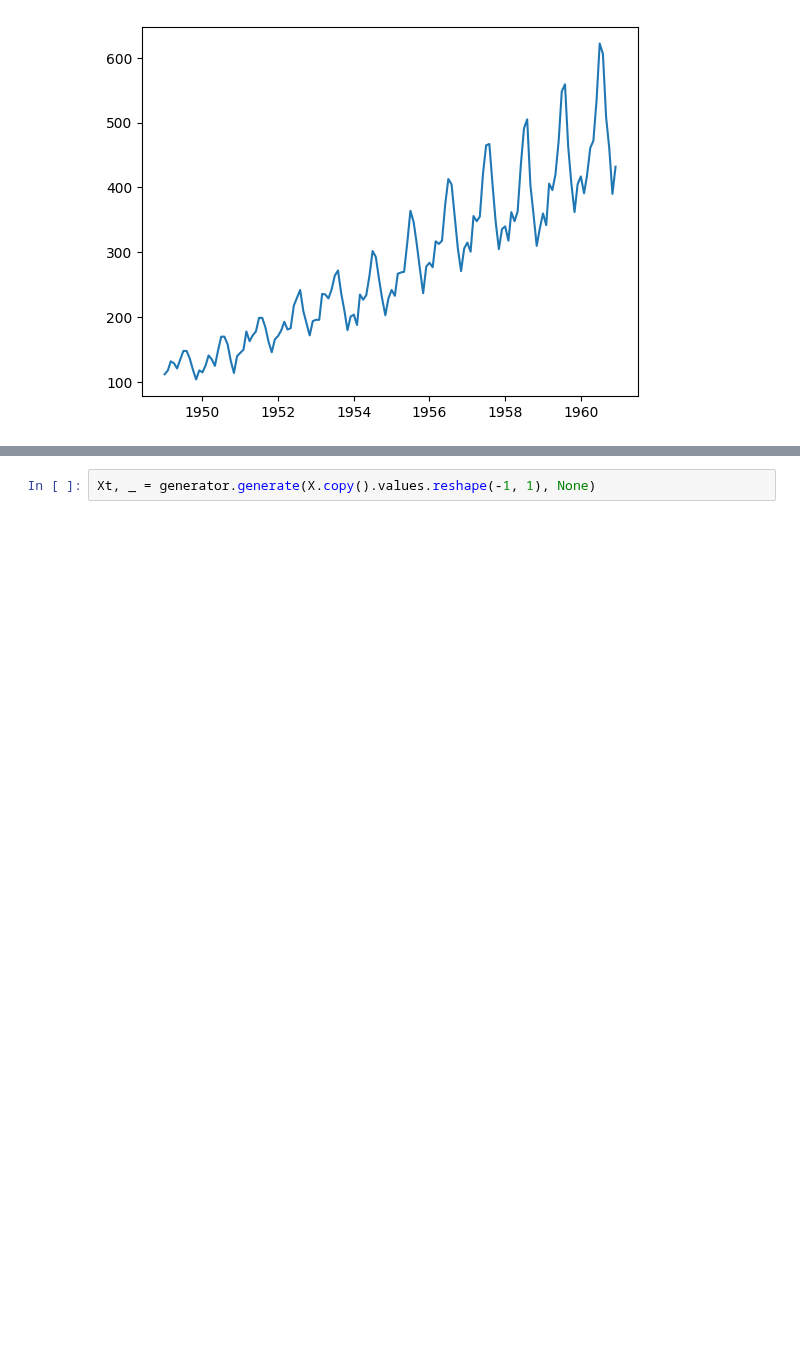
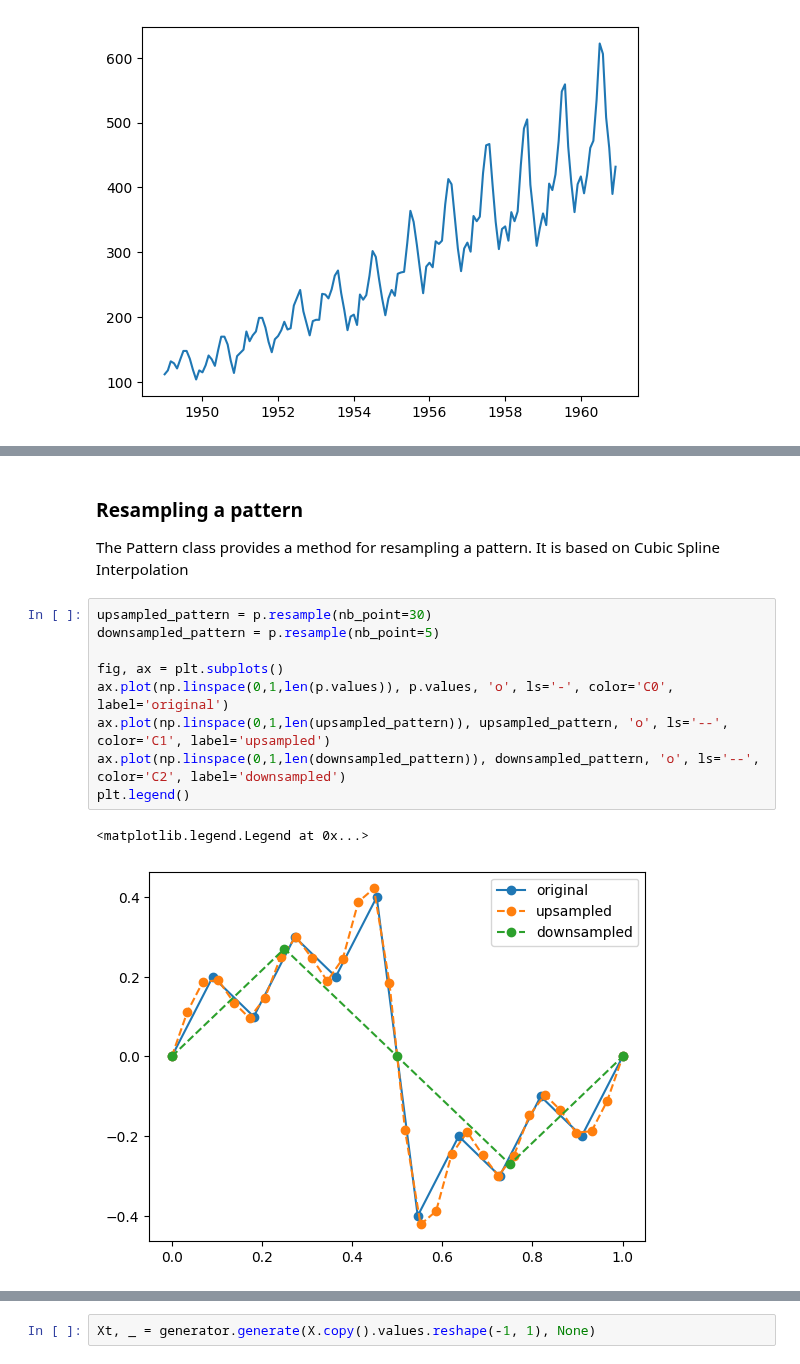
Before and after one commit to Fraunhofer-IESE/badgers, a Jupyter notebook: docs/tutorials/Patterns-Time-Series.ipynb, the cells around one changed output, grey strips where cells are left out. Saved outputs shown, nothing was run; the diff lists cells and outputs as text; blank space fills up the shorter version.

```diff
--- a/docs/tutorials/Patterns-Time-Series.ipynb
+++ b/docs/tutorials/Patterns-Time-Series.ipynb
@@ -25,0 +38,16 @@ plt.plot(t, X.values)
+# %% [markdown]
+### Resampling a pattern
+
+The Pattern class provides a method for resampling a pattern. It is based on Cubic Spline Interpolation
+# %%
+upsampled_pattern = p.resample(nb_point=30)
+downsampled_pattern = p.resample(nb_point=5)
+
+fig, ax = plt.subplots()
+ax.plot(np.linspace(0,1,len(p.values)), p.values, 'o', ls='-', color='C0', label='original')
+ax.plot(np.linspace(0,1,len(upsampled_pattern)), upsampled_pattern, 'o', ls='--', color='C1', label='upsampled')
+ax.plot(np.linspace(0,1,len(downsampled_pattern)), downsampled_pattern, 'o', ls='--', color='C2', label='downsampled')
+plt.legend()
+# %% [output]
+<matplotlib.legend.Legend at 0x...>
+[figure, added]
```
Also changed, not shown: parts of 35 cells of this notebook, 4 other files.
